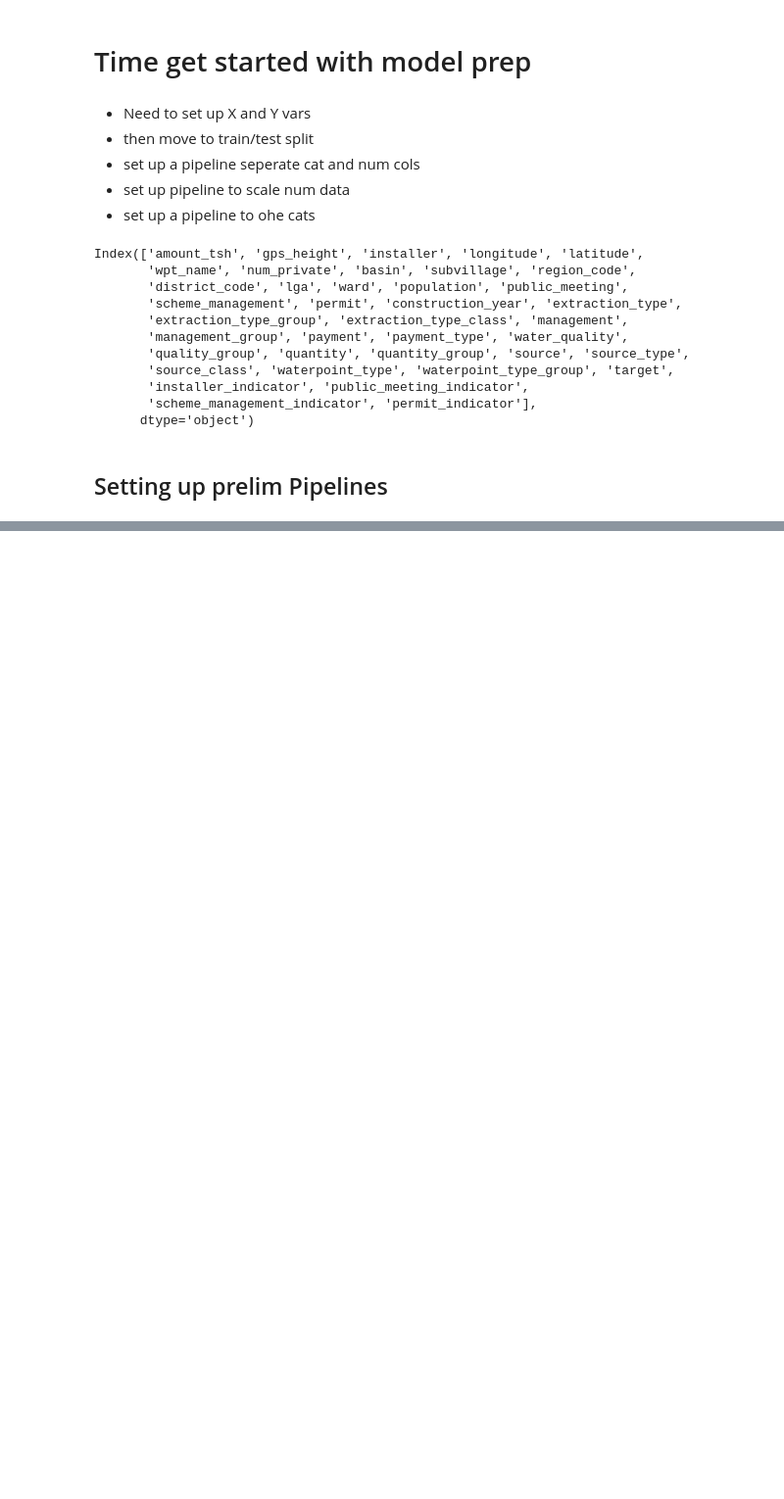
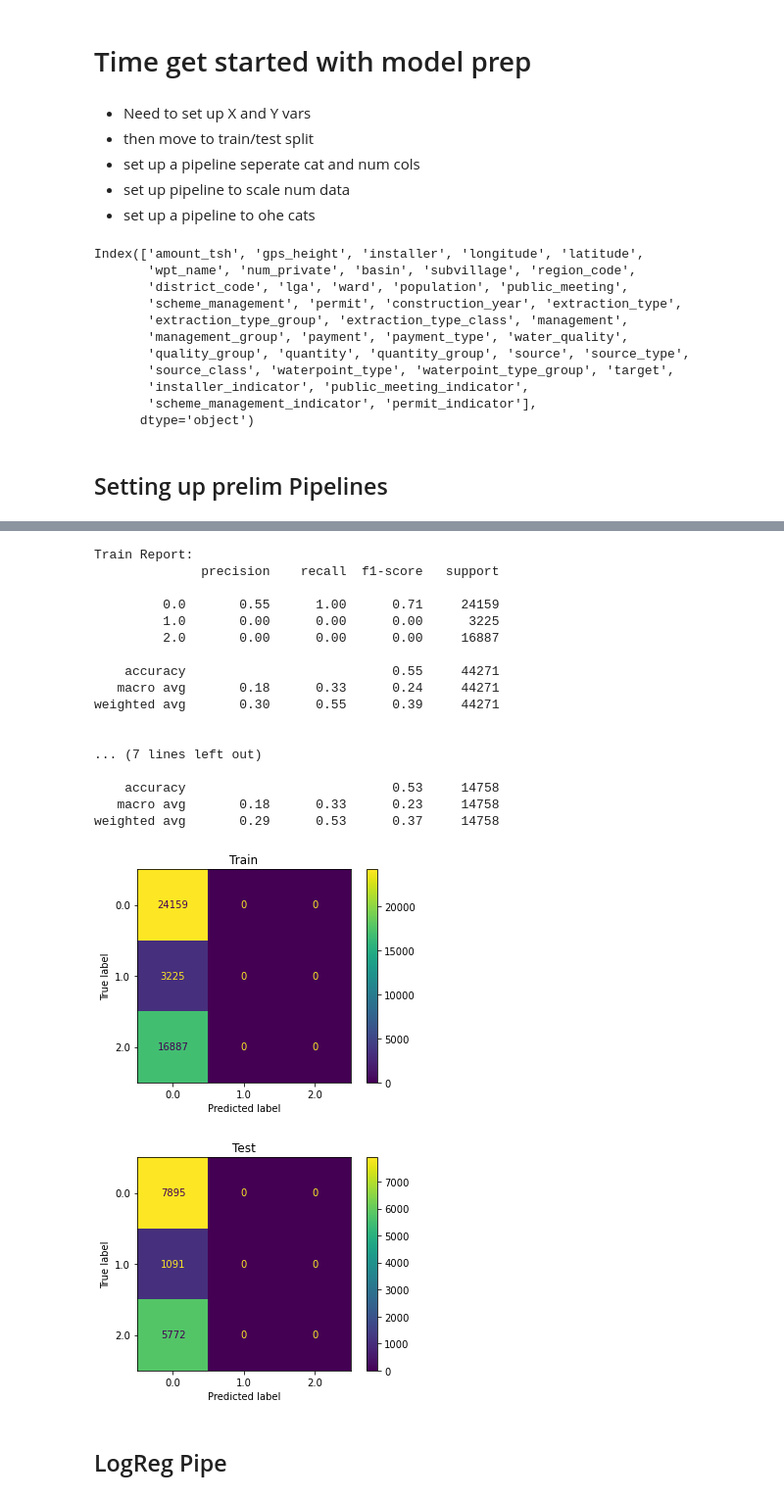
Before and after one commit to mduncan23/Tanzanian-Water-Wells-Analysis, a Jupyter notebook: Water_well_2.ipynb, the cells around one changed output, grey strips where cells are left out. Shown at 98% size. Drawn from its saved outputs; the diff is of its cells as text; code cells hidden in the pictures; blank space fills up the shorter version.

```diff
--- a/Water_well_2.ipynb
+++ b/Water_well_2.ipynb
@@ -252,0 +335,24 @@ ColTrans = ColumnTransformer(transformers=[
+# %%
+dummy_pipe.run_all(train_results=True);
+# %% [output]
+Train Report:
+              precision    recall  f1-score   support
+
+         0.0       0.55      1.00      0.71     24159
+         1.0       0.00      0.00      0.00      3225
+         2.0       0.00      0.00      0.00     16887
+
+    accuracy                           0.55     44271
+   macro avg       0.18      0.33      0.24     44271
+weighted avg       0.30      0.55      0.39     44271
+
+
+... (7 lines left out)
+
+    accuracy                           0.53     14758
+   macro avg       0.18      0.33      0.23     14758
+weighted avg       0.29      0.53      0.37     14758
+[figure, added]
+[figure, added]
+# %% [markdown]
+## LogReg Pipe
```
Also changed, not shown: parts of 17 cells of this notebook.
